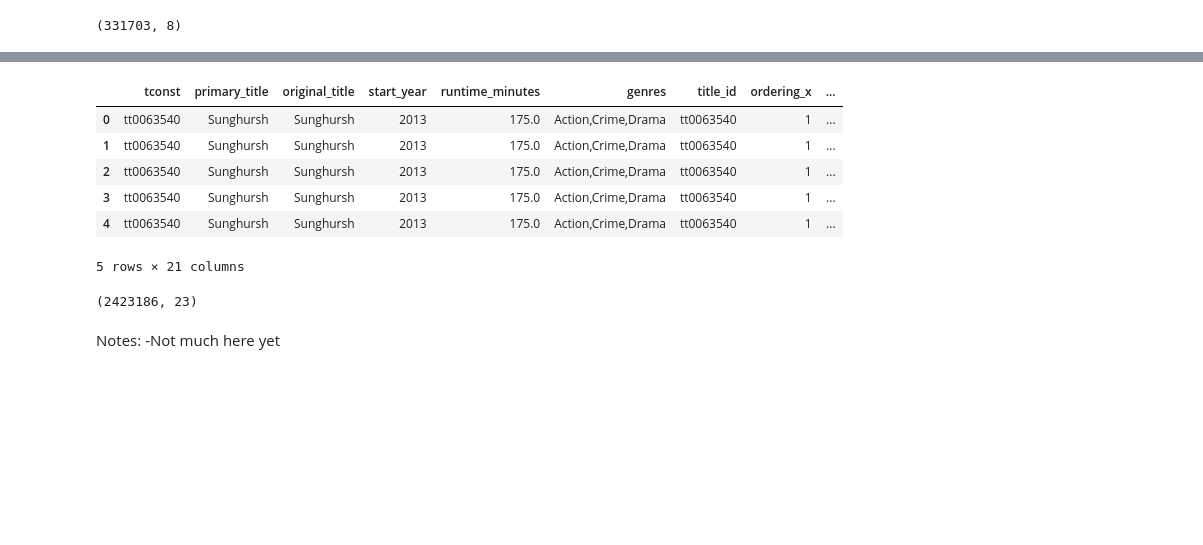
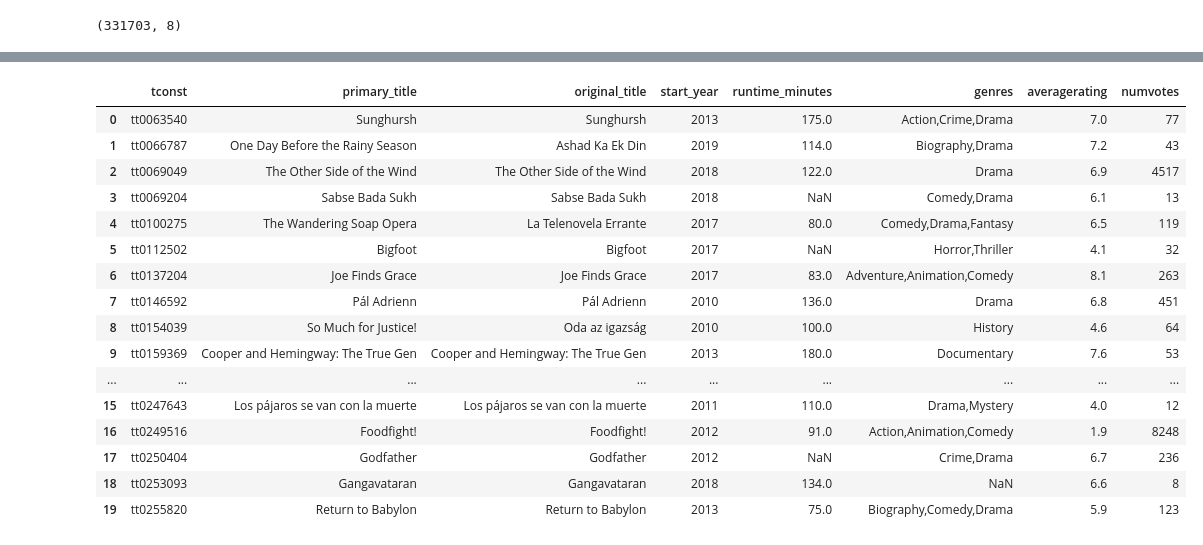
Before and after one commit to learn-co-curriculum/dsc-phase-1-project, a Jupyter notebook: Movie Titles Scrapbook.ipynb, the cells around one changed output, grey strips where cells are left out. Cells and saved outputs as stored; diff of their text form; code cells hidden in the pictures; blank space fills up the shorter version.

```diff
--- a/Movie Titles Scrapbook.ipynb
+++ b/Movie Titles Scrapbook.ipynb
@@ -42,20 +34,21 @@ merge2_df.head()
-# %%
-merge3_df = merge2_df.merge(title_principals_df, left_on='tconst', right_on='tconst')
-merge3_df.head()
-# %% [output]
-|  | tconst | primary_title | original_title | start_year | runtime_minutes | genres | title_id | ordering_x | ... |
-| 0 | tt0063540 | Sunghursh | Sunghursh | 2013 | 175.0 | Action,Crime,Drama | tt0063540 | 1 | ... |
-| 1 | tt0063540 | Sunghursh | Sunghursh | 2013 | 175.0 | Action,Crime,Drama | tt0063540 | 1 | ... |
-| 2 | tt0063540 | Sunghursh | Sunghursh | 2013 | 175.0 | Action,Crime,Drama | tt0063540 | 1 | ... |
-| 3 | tt0063540 | Sunghursh | Sunghursh | 2013 | 175.0 | Action,Crime,Drama | tt0063540 | 1 | ... |
-| 4 | tt0063540 | Sunghursh | Sunghursh | 2013 | 175.0 | Action,Crime,Drama | tt0063540 | 1 | ... |
-5 rows × 21 columns
-# %%
-final_merge_df = merge3_df.merge(title_ratings_df, left_on='tconst', right_on='tconst')
-final_merge_df.head()
-final_merge_df.shape
-# %% [output]
-(2423186, 23)
-# %% [markdown]
-Notes:
--Not much here yet
+# %%
+ratings_merged_df = title_basics_df.merge(title_ratings_df, on='tconst')
+ratings_merged_df.head(20)
+# %% [output]
+|  | tconst | primary_title | original_title | start_year | runtime_minutes | genres | averagerating | numvotes |
+| 0 | tt0063540 | Sunghursh | Sunghursh | 2013 | 175.0 | Action,Crime,Drama | 7.0 | 77 |
+| 1 | tt0066787 | One Day Before the Rainy Season | Ashad Ka Ek Din | 2019 | 114.0 | Biography,Drama | 7.2 | 43 |
+| 2 | tt0069049 | The Other Side of the Wind | The Other Side of the Wind | 2018 | 122.0 | Drama | 6.9 | 4517 |
+| 3 | tt0069204 | Sabse Bada Sukh | Sabse Bada Sukh | 2018 | NaN | Comedy,Drama | 6.1 | 13 |
+| 4 | tt0100275 | The Wandering Soap Opera | La Telenovela Errante | 2017 | 80.0 | Comedy,Drama,Fantasy | 6.5 | 119 |
+| 5 | tt0112502 | Bigfoot | Bigfoot | 2017 | NaN | Horror,Thriller | 4.1 | 32 |
+| 6 | tt0137204 | Joe Finds Grace | Joe Finds Grace | 2017 | 83.0 | Adventure,Animation,Comedy | 8.1 | 263 |
+| 7 | tt0146592 | Pál Adrienn | Pál Adrienn | 2010 | 136.0 | Drama | 6.8 | 451 |
+| 8 | tt0154039 | So Much for Justice! | Oda az igazság | 2010 | 100.0 | History | 4.6 | 64 |
+| 9 | tt0159369 | Cooper and Hemingway: The True Gen | Cooper and Hemingway: The True Gen | 2013 | 180.0 | Documentary | 7.6 | 53 |
+| ... | ... | ... | ... | ... | ... | ... | ... | ... |
+| 15 | tt0247643 | Los pájaros se van con la muerte | Los pájaros se van con la muerte | 2011 | 110.0 | Drama,Mystery | 4.0 | 12 |
+| 16 | tt0249516 | Foodfight! | Foodfight! | 2012 | 91.0 | Action,Animation,Comedy | 1.9 | 8248 |
+| 17 | tt0250404 | Godfather | Godfather | 2012 | NaN | Crime,Drama | 6.7 | 236 |
+| 18 | tt0253093 | Gangavataran | Gangavataran | 2018 | 134.0 | NaN | 6.6 | 8 |
+| 19 | tt0255820 | Return to Babylon | Return to Babylon | 2013 | 75.0 | Biography,Comedy,Drama | 5.9 | 123 |
```
Also changed, not shown: parts of 8 cells of this notebook, 1 other file.
